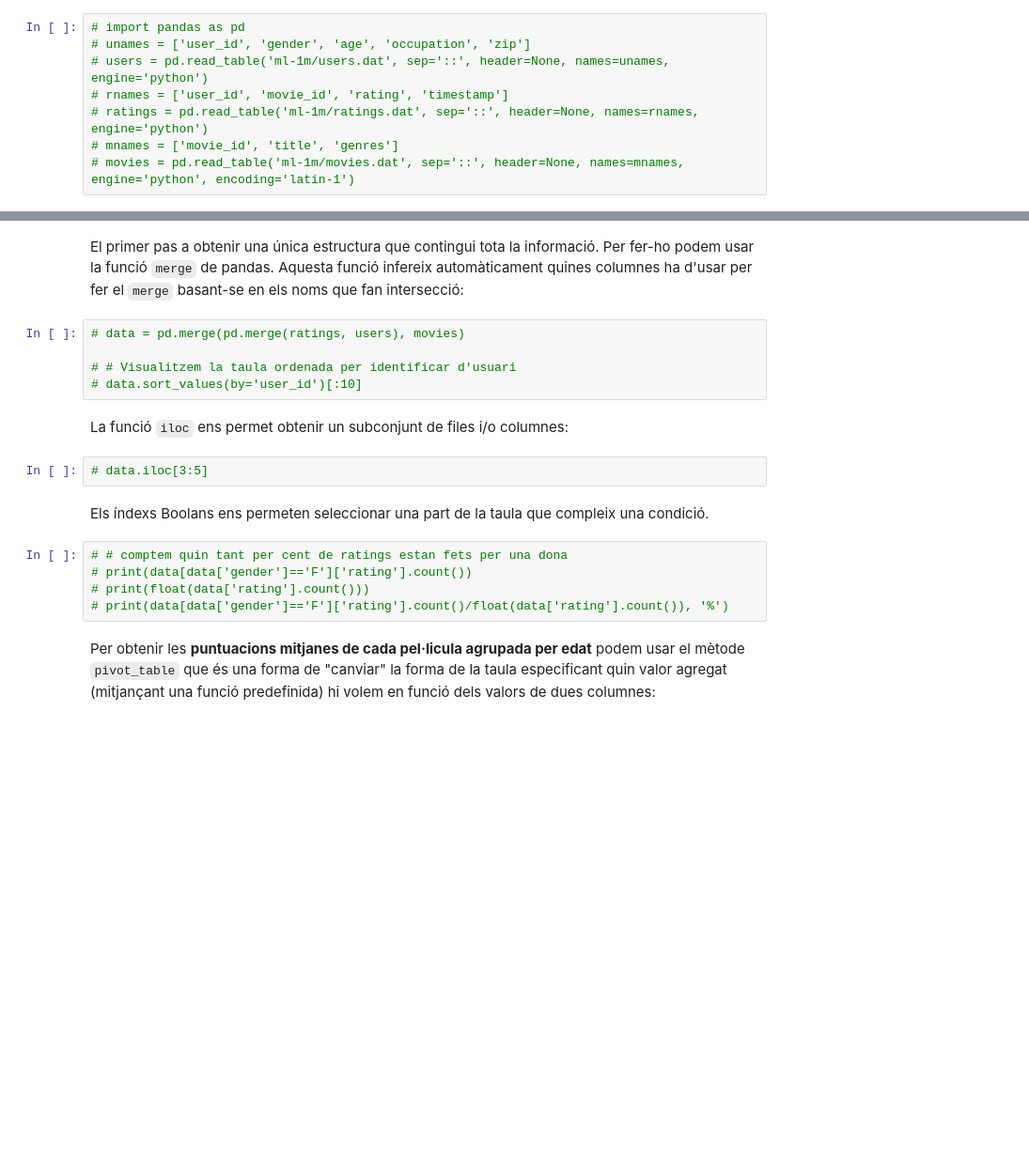
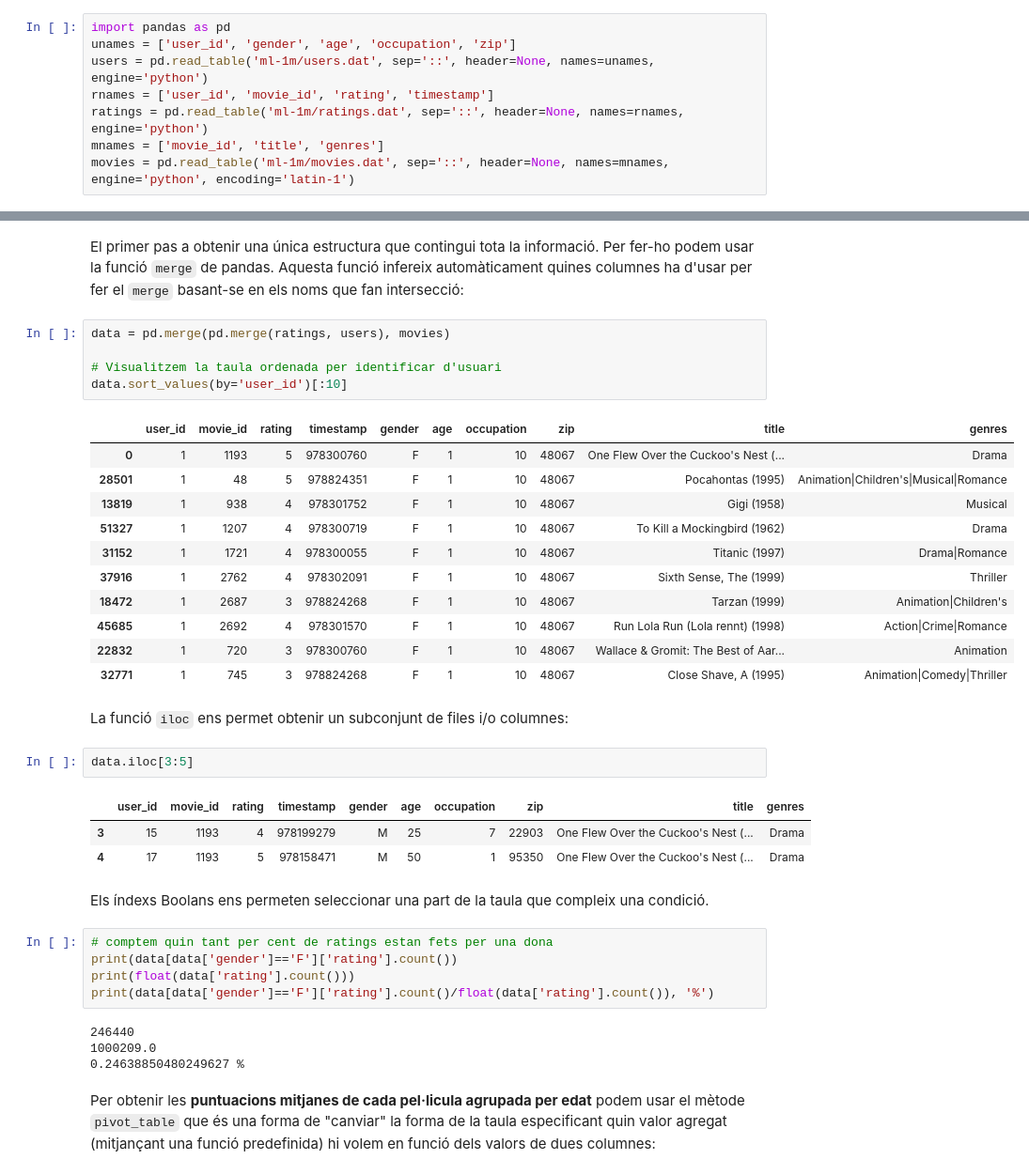
Before and after one commit to junjielyu13/Junior-Fall-Missions, a Jupyter notebook: TallerNousUsos/Practica/TNUI_P2/assigment_code_junjie.ipynb, the cells around one changed output, grey strips where cells are left out. Shown at 94% size. Saved outputs shown, nothing was run; the diff lists cells and outputs as text; blank space fills up the shorter version.

```diff
--- a/TallerNousUsos/Practica/TNUI_P2/assigment_code_junjie.ipynb
+++ b/TallerNousUsos/Practica/TNUI_P2/assigment_code_junjie.ipynb
@@ -126,12 +126,12 @@ Al fitxer "movies.dat" hi trobem la informació referent a cadascuna de les pel
 programa o archivo por lotes ejecutable.
 unzip:  cannot find or open ml-1m.zip, ml-1m.zip.zip or ml-1m.zip.ZIP.
 # %%
-# import pandas as pd
-# unames = ['user_id', 'gender', 'age', 'occupation', 'zip']
-# users = pd.read_table('ml-1m/users.dat', sep='::', header=None, names=unames, engine='python')
-# rnames = ['user_id', 'movie_id', 'rating', 'timestamp']
-# ratings = pd.read_table('ml-1m/ratings.dat', sep='::', header=None, names=rnames, engine='python')
-# mnames = ['movie_id', 'title', 'genres']
-# movies = pd.read_table('ml-1m/movies.dat', sep='::', header=None, names=mnames, engine='python', encoding='latin-1')
+import pandas as pd
+unames = ['user_id', 'gender', 'age', 'occupation', 'zip']
+users = pd.read_table('ml-1m/users.dat', sep='::', header=None, names=unames, engine='python')
+rnames = ['user_id', 'movie_id', 'rating', 'timestamp']
+ratings = pd.read_table('ml-1m/ratings.dat', sep='::', header=None, names=rnames, engine='python')
+mnames = ['movie_id', 'title', 'genres']
+movies = pd.read_table('ml-1m/movies.dat', sep='::', header=None, names=mnames, engine='python', encoding='latin-1')
 # %% [markdown]
 ### 2.2. Inspecció de les taules
@@ -157,21 +226,41 @@ Suposa que volem calcular les **puntuacions mitjanes d'una pel·licula per sexe
 
 El primer pas a obtenir una única estructura que contingui tota la informació. Per fer-ho podem usar la funció ``merge`` de pandas. Aquesta funció infereix automàticament quines columnes ha d'usar per fer el ``merge`` basant-se en els noms que fan intersecció:
 # %%
-# data = pd.merge(pd.merge(ratings, users), movies)
+data = pd.merge(pd.merge(ratings, users), movies)
 
-# # Visualitzem la taula ordenada per identificar d'usuari
-# data.sort_values(by='user_id')[:10]
+# Visualitzem la taula ordenada per identificar d'usuari
+data.sort_values(by='user_id')[:10]
+# %% [output]
+|  | user_id | movie_id | rating | timestamp | gender | age | occupation | zip | title | genres |
+| 0 | 1 | 1193 | 5 | 978300760 | F | 1 | 10 | 48067 | One Flew Over the Cuckoo's Nest (... | Drama |
+| 28501 | 1 | 48 | 5 | 978824351 | F | 1 | 10 | 48067 | Pocahontas (1995) | Animation|Children's|Musical|Romance |
+| 13819 | 1 | 938 | 4 | 978301752 | F | 1 | 10 | 48067 | Gigi (1958) | Musical |
+| 51327 | 1 | 1207 | 4 | 978300719 | F | 1 | 10 | 48067 | To Kill a Mockingbird (1962) | Drama |
+| 31152 | 1 | 1721 | 4 | 978300055 | F | 1 | 10 | 48067 | Titanic (1997) | Drama|Romance |
+| 37916 | 1 | 2762 | 4 | 978302091 | F | 1 | 10 | 48067 | Sixth Sense, The (1999) | Thriller |
+| 18472 | 1 | 2687 | 3 | 978824268 | F | 1 | 10 | 48067 | Tarzan (1999) | Animation|Children's |
+| 45685 | 1 | 2692 | 4 | 978301570 | F | 1 | 10 | 48067 | Run Lola Run (Lola rennt) (1998) | Action|Crime|Romance |
+| 22832 | 1 | 720 | 3 | 978300760 | F | 1 | 10 | 48067 | Wallace & Gromit: The Best of Aar... | Animation |
+| 32771 | 1 | 745 | 3 | 978824268 | F | 1 | 10 | 48067 | Close Shave, A (1995) | Animation|Comedy|Thriller |
 # %% [markdown]
 La funció ``iloc`` ens permet obtenir un subconjunt de files i/o columnes:
 # %%
-# data.iloc[3:5]
+data.iloc[3:5]
+# %% [output]
+|  | user_id | movie_id | rating | timestamp | gender | age | occupation | zip | title | genres |
+| 3 | 15 | 1193 | 4 | 978199279 | M | 25 | 7 | 22903 | One Flew Over the Cuckoo's Nest (... | Drama |
+| 4 | 17 | 1193 | 5 | 978158471 | M | 50 | 1 | 95350 | One Flew Over the Cuckoo's Nest (... | Drama |
 # %% [markdown]
 Els índexs Boolans ens permeten seleccionar una part de la taula que compleix una condició.
 # %%
-# # comptem quin tant per cent de ratings estan fets per una dona
-# print(data[data['gender']=='F']['rating'].count())
-# print(float(data['rating'].count()))
-# print(data[data['gender']=='F']['rating'].count()/float(data['rating'].count()), '%')
+# comptem quin tant per cent de ratings estan fets per una dona
+print(data[data['gender']=='F']['rating'].count())
+print(float(data['rating'].count()))
+print(data[data['gender']=='F']['rating'].count()/float(data['rating'].count()), '%')
+# %% [output]
+246440
+1000209.0
+0.24638850480249627 %
 # %% [markdown]
 Per obtenir les **puntuacions mitjanes de cada pel·licula agrupada per edat** podem usar el mètode ``pivot_table`` que és una forma de "canviar" la forma de la taula especificant quin valor agregat (mitjançant una funció predefinida) hi volem en funció dels valors de dues columnes:
 # %%
```
Also changed, not shown: parts of 59 cells of this notebook.
